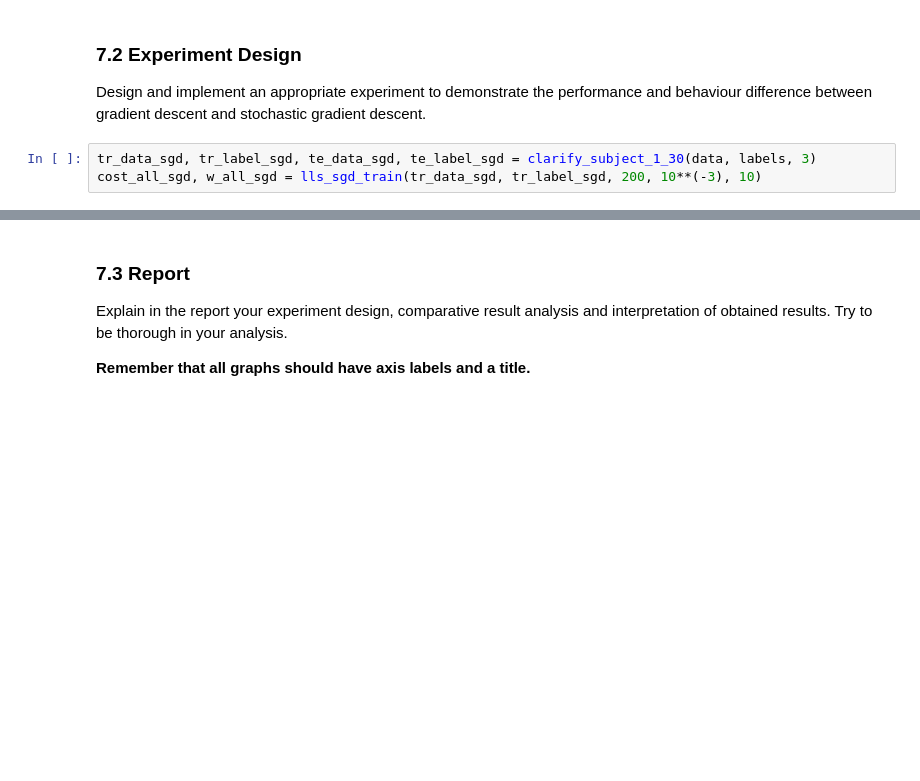
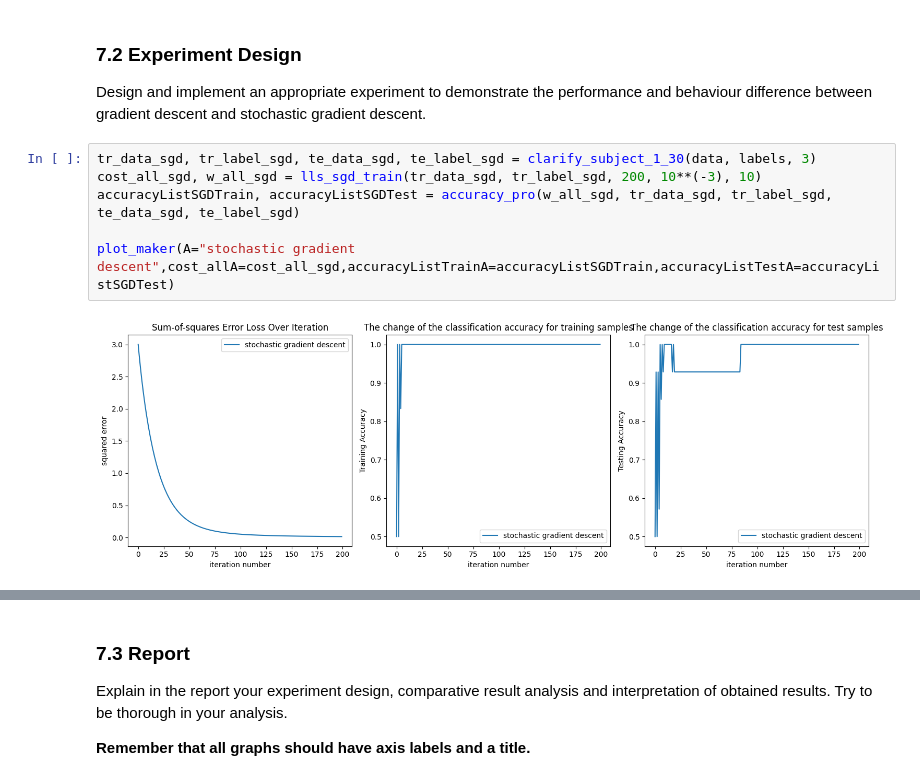
Before and after one commit to Ray7788/MachineLearning, a Jupyter notebook: Lab3_S/24112-Lab2-S-Practice2.ipynb, the cells around one changed output, grey strips where cells are left out. Saved outputs shown, nothing was run; the diff lists cells and outputs as text; blank space fills up the shorter version.

```diff
--- a/Lab3_S/24112-Lab2-S-Practice2.ipynb
+++ b/Lab3_S/24112-Lab2-S-Practice2.ipynb
@@ -670,3 +618,8 @@ Design and implement an appropriate experiment to demonstrate the performance an
 # %%
 tr_data_sgd, tr_label_sgd, te_data_sgd, te_label_sgd = clarify_subject_1_30(data, labels, 3)
 cost_all_sgd, w_all_sgd = lls_sgd_train(tr_data_sgd, tr_label_sgd, 200, 10**(-3), 10)
+accuracyListSGDTrain, accuracyListSGDTest = accuracy_pro(w_all_sgd, tr_data_sgd, tr_label_sgd, te_data_sgd, te_label_sgd)
+
+plot_maker(A="stochastic gradient descent",cost_allA=cost_all_sgd,accuracyListTrainA=accuracyListSGDTrain,accuracyListTestA=accuracyListSGDTest)
+# %% [output]
+[figure, added]
```
Also changed, not shown: parts of 23 cells of this notebook.
